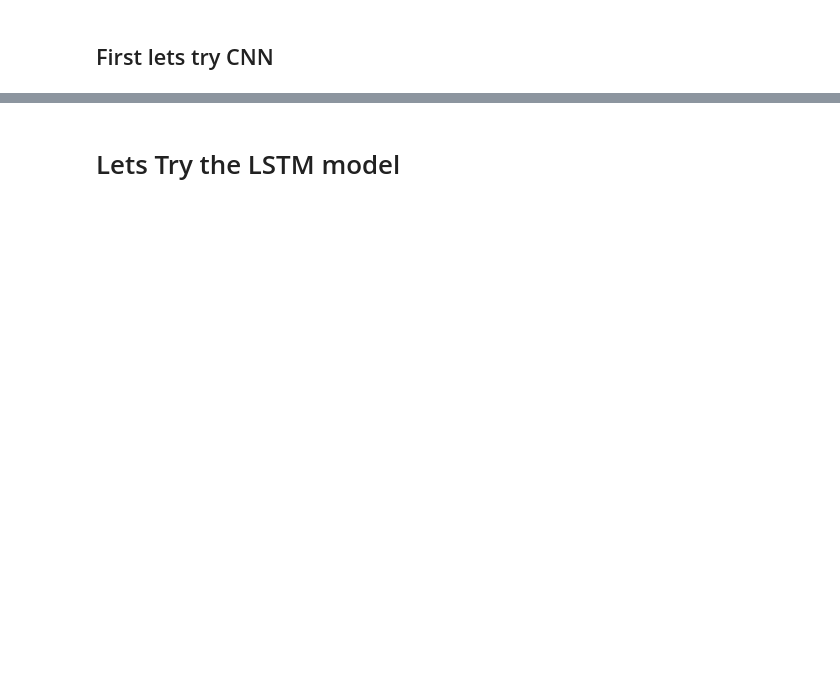
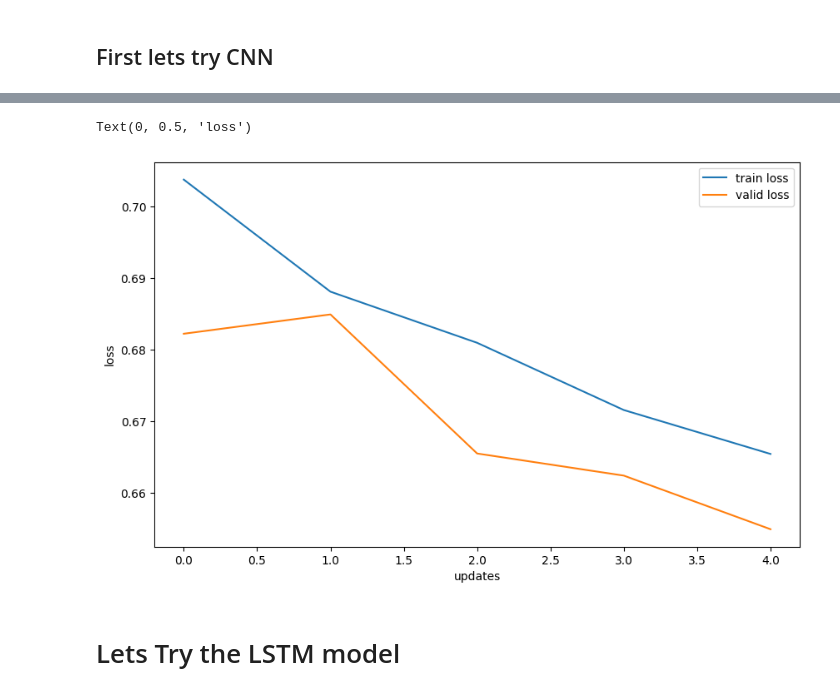
Before and after one commit to rambosorn/NLP_Project, a Jupyter notebook: Assignment/Quiz/question.ipynb, the cells around one changed output, grey strips where cells are left out. Cells and saved outputs as stored; diff of their text form; code cells hidden in the pictures; blank space fills up the shorter version.

```diff
--- a/Assignment/Quiz/question.ipynb
+++ b/Assignment/Quiz/question.ipynb
@@ -331,5 +308,5 @@ import torch.optim as optim
 lr=1e-3
 
 #training hyperparameters
-optimizer = optim.SGD(model.parameters(), lr=lr)
+optimizer = optim.SGD(cnn_model.parameters(), lr=lr)
 criterion = nn.CrossEntropyLoss() #combine softmax with cross entropy
@@ -352,3 +369,9 @@ def evaluate(model, loader, criterion, loader_length):
+# %%
+def epoch_time(start_time, end_time):
+    elapsed_time = end_time - start_time
+    elapsed_mins = int(elapsed_time / 60)
+    elapsed_secs = int(elapsed_time - (elapsed_mins * 60))
+    return elapsed_mins, elapsed_secs
 # %%
 train_loader_length = len(list(iter(train_loader)))
 val_loader_length   = len(list(iter(valid_loader)))
@@ -356,7 +382,7 @@ val_loader_length   = len(list(iter(valid_loader)))
 best_valid_loss = float('inf')
 num_epochs      = 5
 
-save_path = f'./models/{model.__class__.__name__}.pt'
+
 
 train_losses = []
 train_accs = []
@@ -364,5 +390,27 @@ valid_losses = []
 valid_accs = []
 
 for epoch in range(num_epochs):
-        #write the code that starts the training, store the training and valid losses and accuracy
+    #write the code that starts the training, store the training and valid losses and accuracy
     #also print the time it took to train the model
+    start_time = time.time()
+
+    train_loss, train_acc = train(cnn_model, train_loader, optimizer, criterion, train_loader_length)
+    valid_loss, valid_acc = evaluate(cnn_model, valid_loader, criterion, val_loader_length)
+
+    #for plotting
+    train_losses.append(train_loss)
+    train_accs.append(train_acc)
+    valid_losses.append(valid_loss)
+    valid_accs.append(valid_acc)
+
+    end_time = time.time()
+
+    epoch_mins, epoch_secs = epoch_time(start_time, end_time)
+
+    if valid_loss < best_valid_loss:
+        best_valid_loss = valid_loss
+
+
+    print(f'Epoch: {epoch+1:02} | Time: {epoch_mins}m {epoch_secs}s')
+    print(f'\tTrain Loss: {train_loss:.3f} | Train Acc: {train_acc*100:.2f}%')
+    print(f'\t Val. Loss: {valid_loss:.3f} |  Val. Acc: {valid_acc*100:.2f}%')
@@ -371,2 +433,15 @@ for epoch in range(num_epochs):
+# %%
+##Plot the training loss and the accuracy
+import matplotlib.pyplot as plt
+fig = plt.figure(figsize=(10, 6))
+ax = fig.add_subplot(1, 1, 1)
+ax.plot(train_losses, label = 'train loss')
+ax.plot(valid_losses, label = 'valid loss')
+plt.legend()
+ax.set_xlabel('updates')
+ax.set_ylabel('loss')
+# %% [output]
+Text(0, 0.5, 'loss')
+[figure, added]
 # %% [markdown]
 # Lets Try the LSTM model
```
Also changed, not shown: parts of 35 cells of this notebook.
